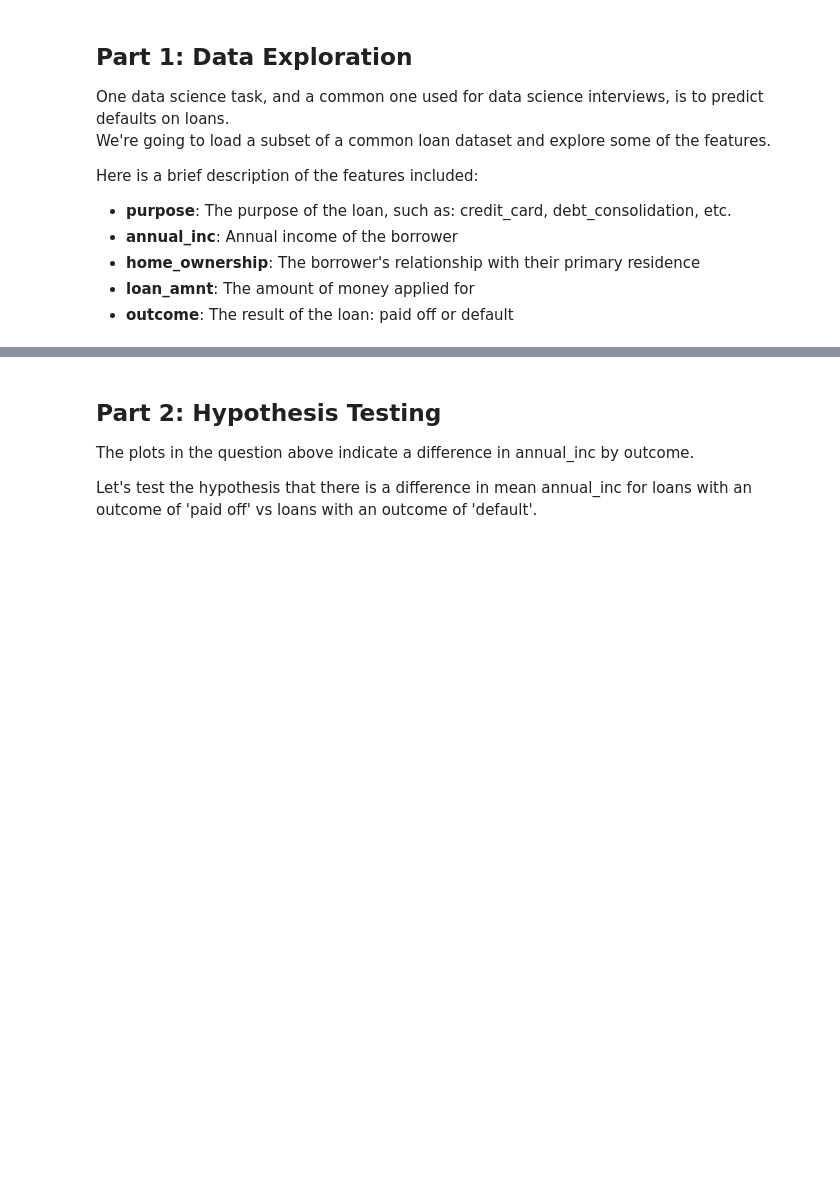
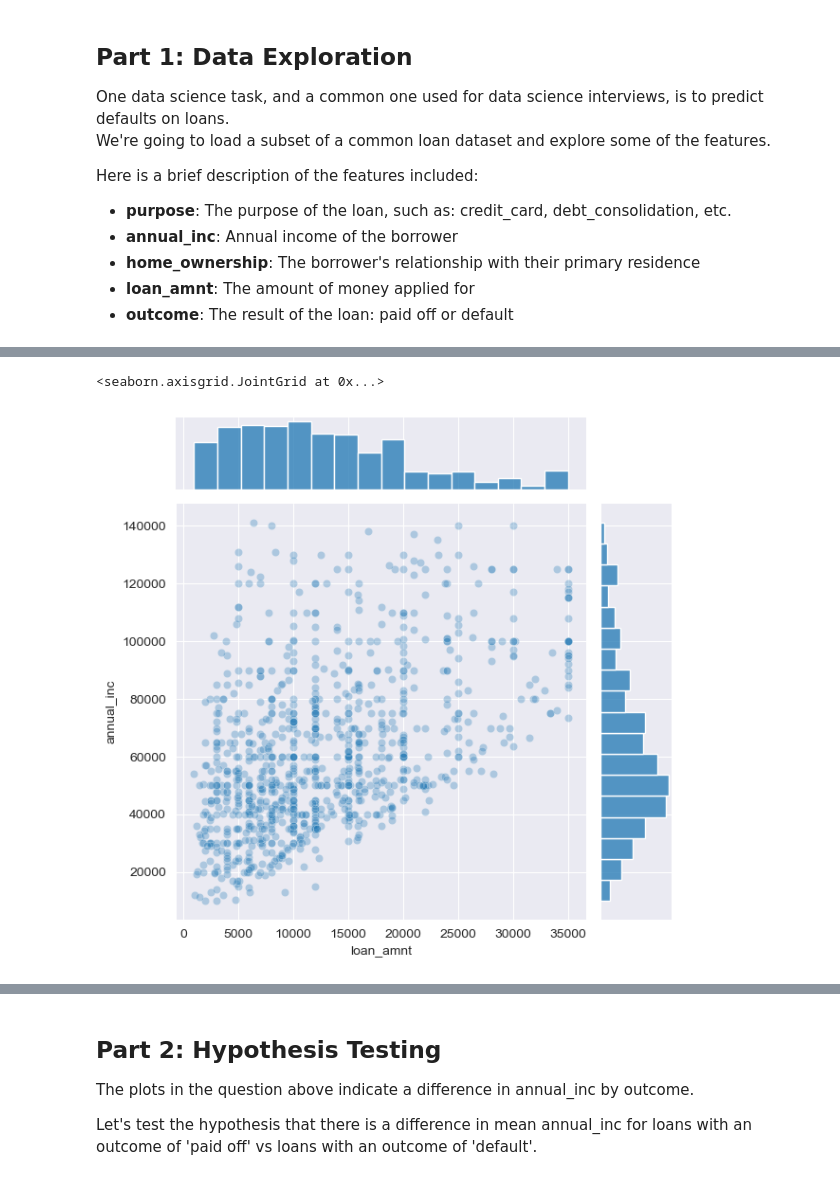
Before and after one commit to clarissarjtai/eods-f22-hw1, a Jupyter notebook: notebooks/Homework_1-rt2822.ipynb, the cells around one changed output, grey strips where cells are left out. Drawn from its saved outputs; the diff is of its cells as text; code cells hidden in the pictures; blank space fills up the shorter version.

```diff
--- a/notebooks/Homework_1-rt2822.ipynb
+++ b/notebooks/Homework_1-rt2822.ipynb
@@ -140,9 +226,12 @@ print(f'95th percentile of annual_inc: {annual_inc_95:0.2f}')
 # %%
 # 16. (3pt) Plot loan_amnt (x-axis) against annual_inc (y-axis) using sns.jointplot(), excluding outliers
 #     Only include rows where annual_inc < annual_inc_95
 #     Set alpha=0.3 to add transparency to markers
 
-____
+sns.jointplot(x='loan_amnt',y='annual_inc',data=df.loc[(df.annual_inc<annual_inc_95)],alpha=0.3)
+# %% [output]
+<seaborn.axisgrid.JointGrid at 0x...>
+[figure, added]
 # %%
 # 17. (5pt) Visualize annual income (annual_inc) by outcome.
 #     Outcome takes two values: 'paid off' and 'default'
```
Also changed, not shown: parts of 21 cells of this notebook, 1 other file.
